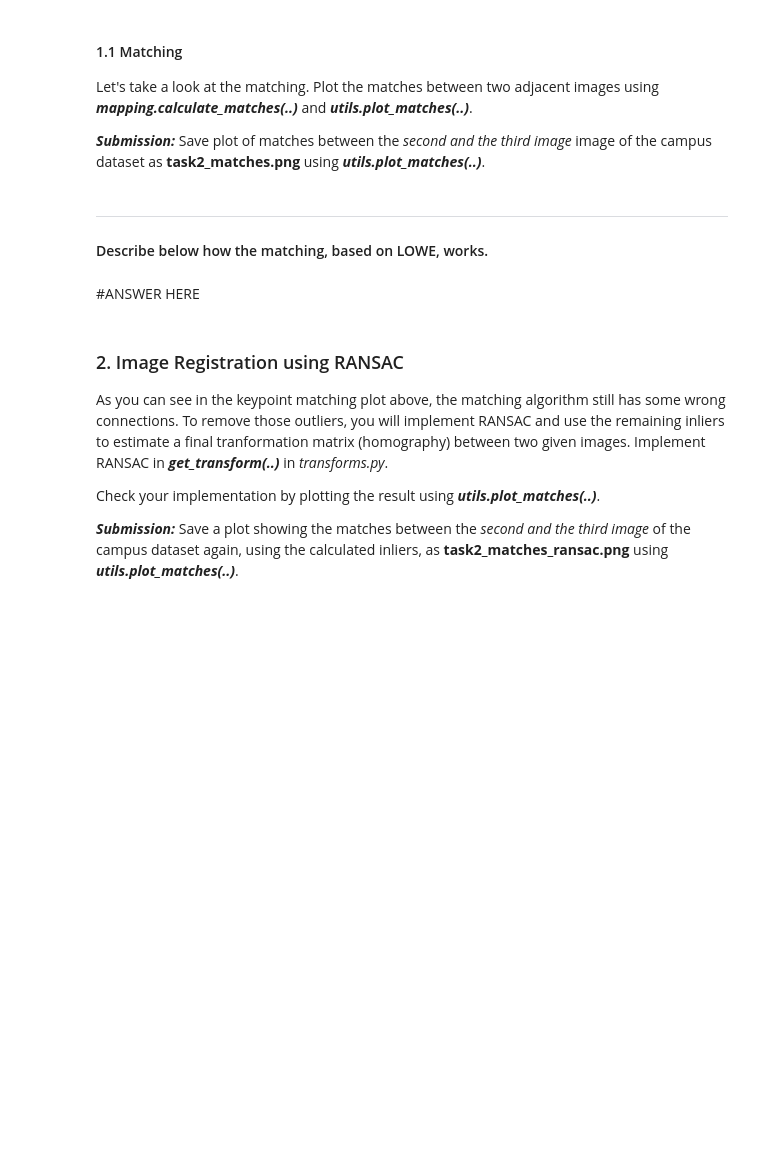
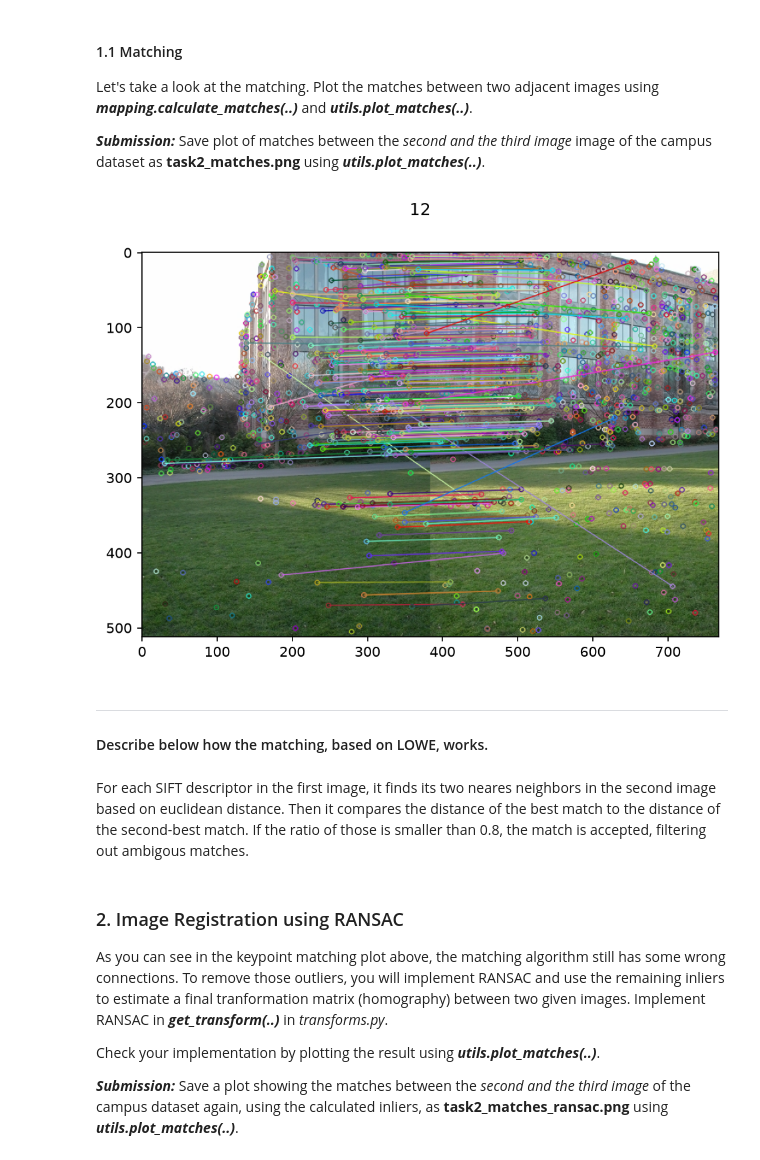
Before and after one commit to nkbtu/CV2026-27_assignment1, a Jupyter notebook: TASK2/Task2.ipynb, the cells around one changed output. Saved outputs shown, nothing was run; the diff lists cells and outputs as text; code cells hidden in the pictures; blank space fills up the shorter version.

Commit message:
feat: match point, plot matches, answer question 1.1

```diff
--- a/TASK2/Task2.ipynb
+++ b/TASK2/Task2.ipynb
@@ -63,16 +63,28 @@ Let's take a look at the matching. Plot the matches between two adjacent images
 # %%
 
 index1 = 1
 index2 = 2
 
 #student_code start
+matches = mapping.calculate_matches(descriptors[index1], descriptors[index2])
 
+utils.plot_matches(
+    images[index1],
+    images[index2],
+    keypoints[index1],
+    keypoints[index2],
+    matches,
+    group_no=group_no,
+    name='task2_matches'
+)
 #student_code end
+# %% [output]
+[figure, added]
 # %% [markdown]
 ***
 #### Describe below how the matching, based on LOWE, works.
-# %% [markdown]
-#ANSWER HERE
+# %% [markdown]
+For each SIFT descriptor in the first image, it finds its two neares neighbors in the second image based on euclidean distance. Then it compares the distance of the best match to the distance of the second-best match. If the ratio of those is smaller than 0.8, the match is accepted, filtering out ambigous matches.
 # %% [markdown]
 ### 2. Image Registration using RANSAC
 
```
Also changed, not shown: 1 other file.
